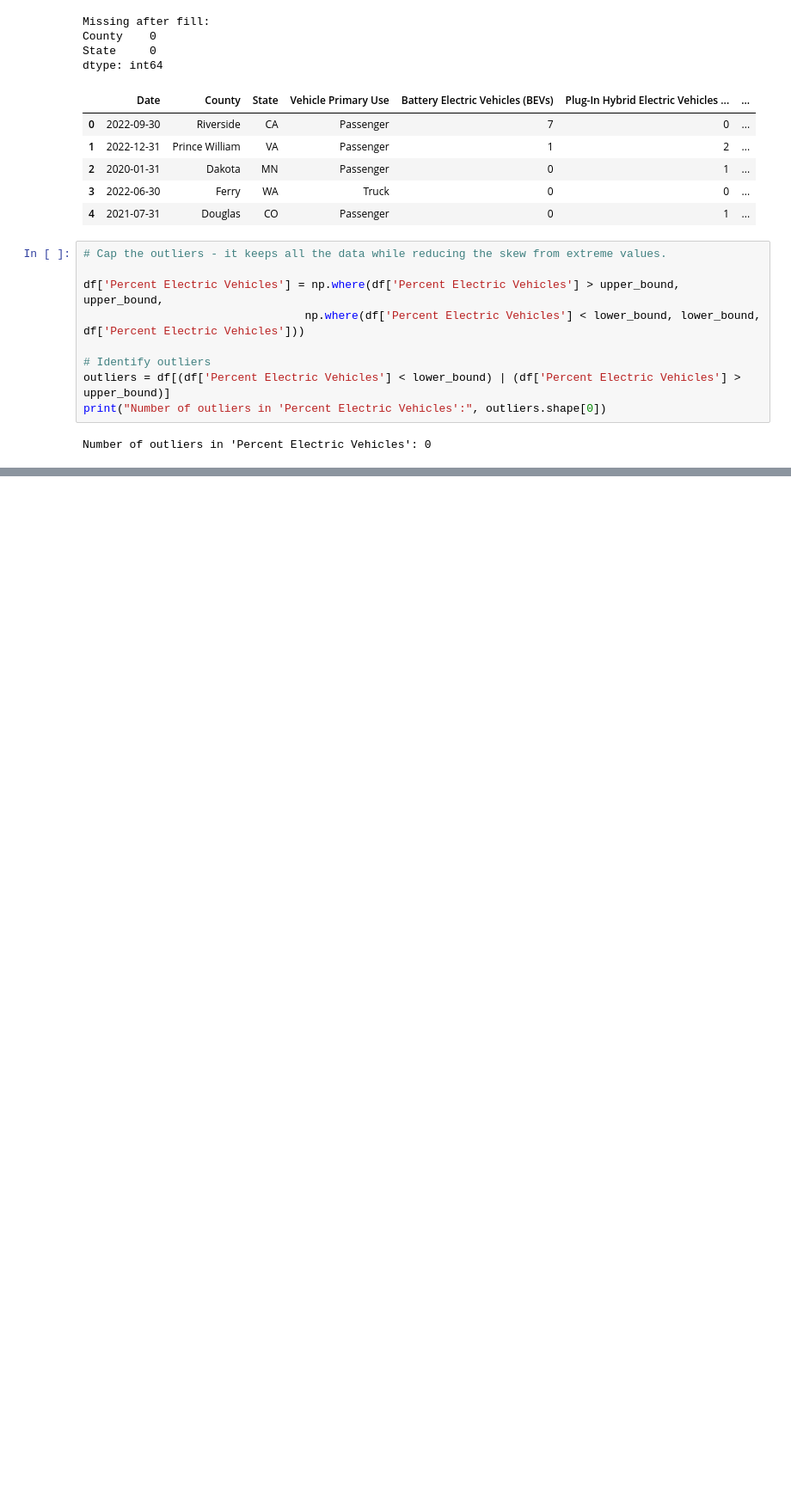
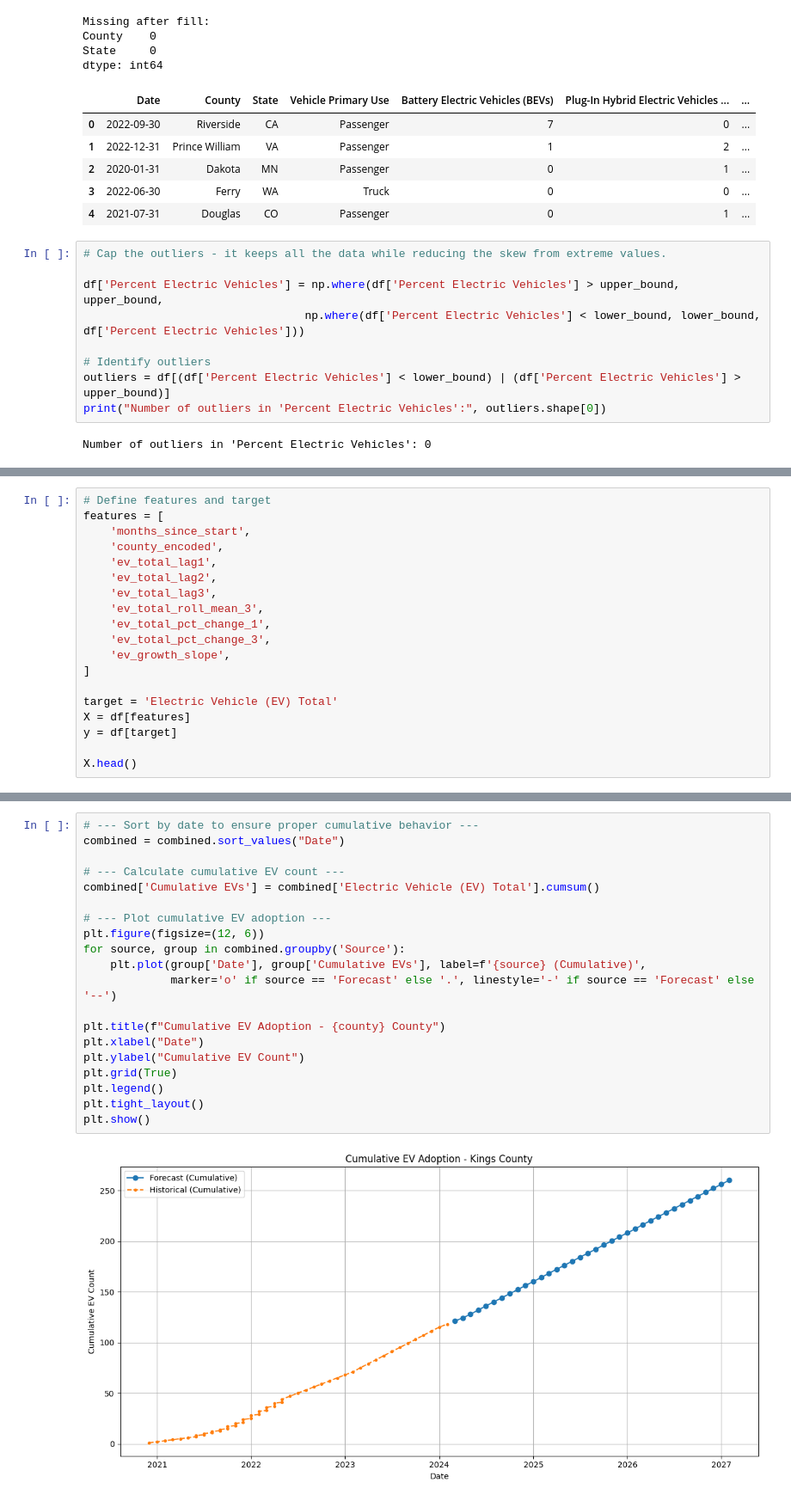
Before and after one commit to lavanyamr0306/electric_vechile_demand_prediction, a Jupyter notebook: electric_vechile_predictions.ipynb, the cells around one changed output, grey strips where cells are left out. Shown: that part at 86% size. Cells and saved outputs as stored; diff of their text form; blank space fills up the shorter version.

```diff
--- a/electric_vechile_predictions.ipynb
+++ b/electric_vechile_predictions.ipynb
@@ -121,0 +257,19 @@ Number of outliers in 'Percent Electric Vehicles': 0
+# %%
+# Define features and target
+features = [
+    'months_since_start',
+    'county_encoded',
+    'ev_total_lag1',
+    'ev_total_lag2',
+    'ev_total_lag3',
+    'ev_total_roll_mean_3',
+    'ev_total_pct_change_1',
+    'ev_total_pct_change_3',
+    'ev_growth_slope',
+]
+
+target = 'Electric Vehicle (EV) Total'
+X = df[features]
+y = df[target]
+
+X.head()
@@ -121,0 +581,22 @@ Number of outliers in 'Percent Electric Vehicles': 0
+# %%
+# --- Sort by date to ensure proper cumulative behavior ---
+combined = combined.sort_values("Date")
+
+# --- Calculate cumulative EV count ---
+combined['Cumulative EVs'] = combined['Electric Vehicle (EV) Total'].cumsum()
+
+# --- Plot cumulative EV adoption ---
+plt.figure(figsize=(12, 6))
+for source, group in combined.groupby('Source'):
+    plt.plot(group['Date'], group['Cumulative EVs'], label=f'{source} (Cumulative)',
+             marker='o' if source == 'Forecast' else '.', linestyle='-' if source == 'Forecast' else '--')
+
+plt.title(f"Cumulative EV Adoption - {county} County")
+plt.xlabel("Date")
+plt.ylabel("Cumulative EV Count")
+plt.grid(True)
+plt.legend()
+plt.tight_layout()
+plt.show()
+# %% [output]
+[figure, added]
```
Also changed, not shown: parts of 28 cells of this notebook.
